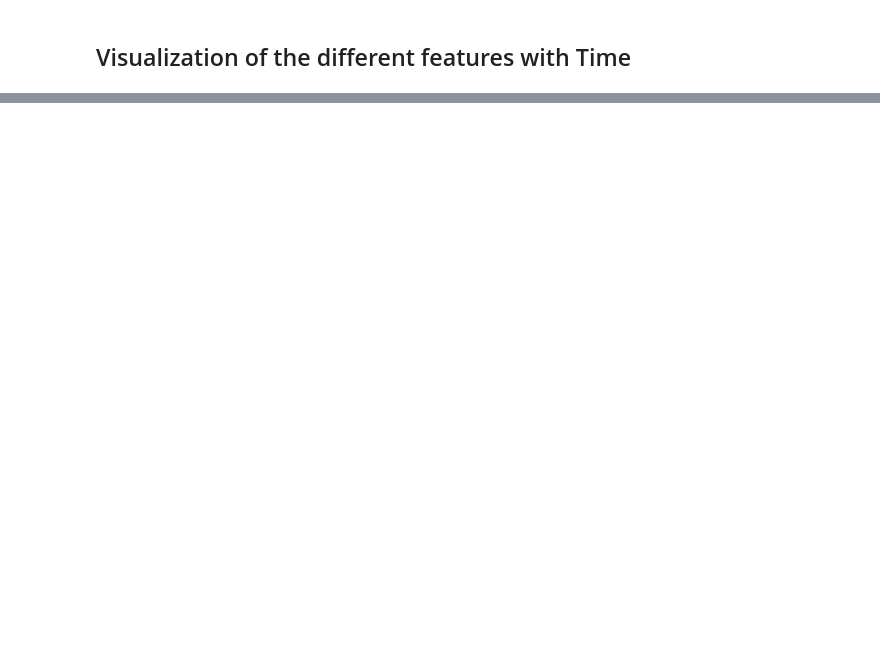
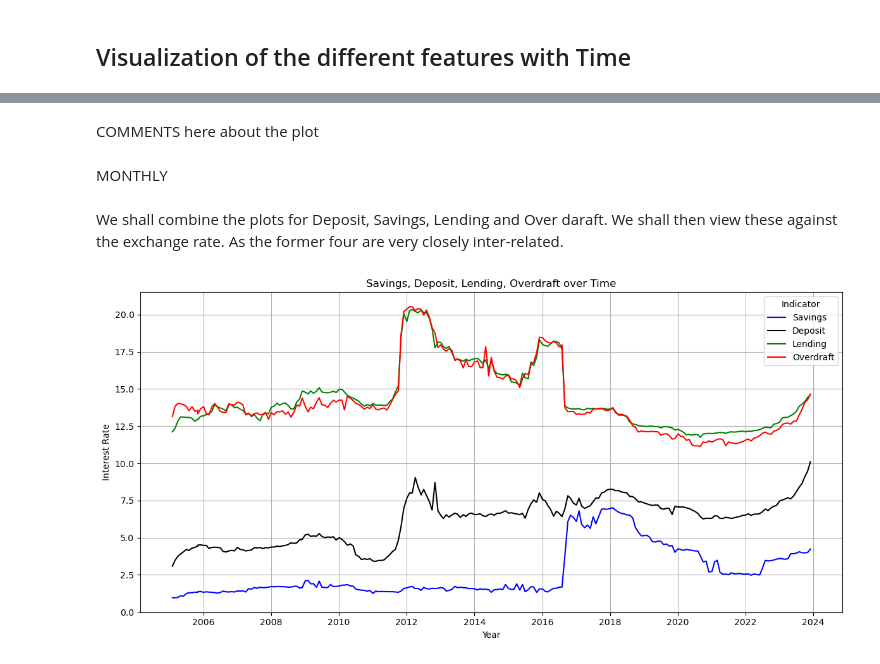
Before and after one commit to kdizz/Group8Phase5Capstone, a Jupyter notebook: main proj.ipynb, the cells around one changed output, grey strips where cells are left out. Drawn from its saved outputs; the diff is of its cells as text; code cells hidden in the pictures; blank space fills up the shorter version.

Commit message:
added on the paired visualizations

```diff
--- a/main proj.ipynb
+++ b/main proj.ipynb
@@ -123,0 +249,21 @@ dtype: int64
+# %% [markdown]
+COMMENTS here about the plot
+# %% [markdown]
+MONTHLY
+# %% [markdown]
+We shall combine the plots for Deposit, Savings, Lending and Over daraft. We shall then view these against the exchange rate. As the former four are very closely inter-related.
+# %%
+plt.figure(figsize=(12, 6))
+sns.lineplot(data=dfmonthly, x="Date", y="Savings", color="blue",label="Savings")
+sns.lineplot(data=dfmonthly, x="Date", y="Deposit", color="black",label="Deposit")
+sns.lineplot(data=dfmonthly, x="Date", y="Lending ", color="green",label="Lending")
+sns.lineplot(data=dfmonthly, x="Date", y="Overdraft ", color="red",label="Overdraft")
+plt.title("Savings, Deposit, Lending, Overdraft over Time")
+plt.ylabel("Interest Rate")
+plt.xlabel("Year")
+plt.legend(title="Indicator")
+plt.grid(True)
+plt.tight_layout()
+plt.show()
+# %% [output]
+[figure, added]
```
Also changed, not shown: parts of 71 cells of this notebook, 1 other file.
